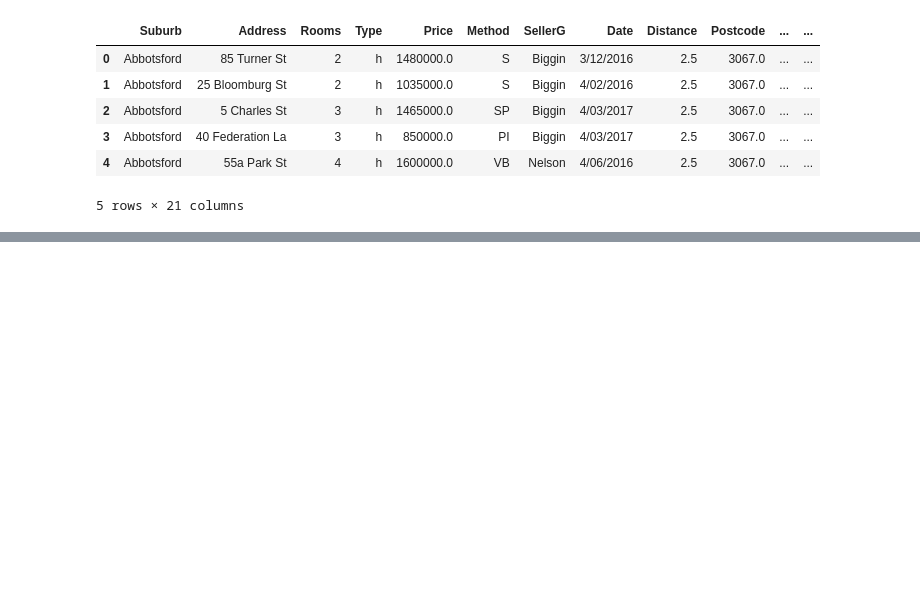
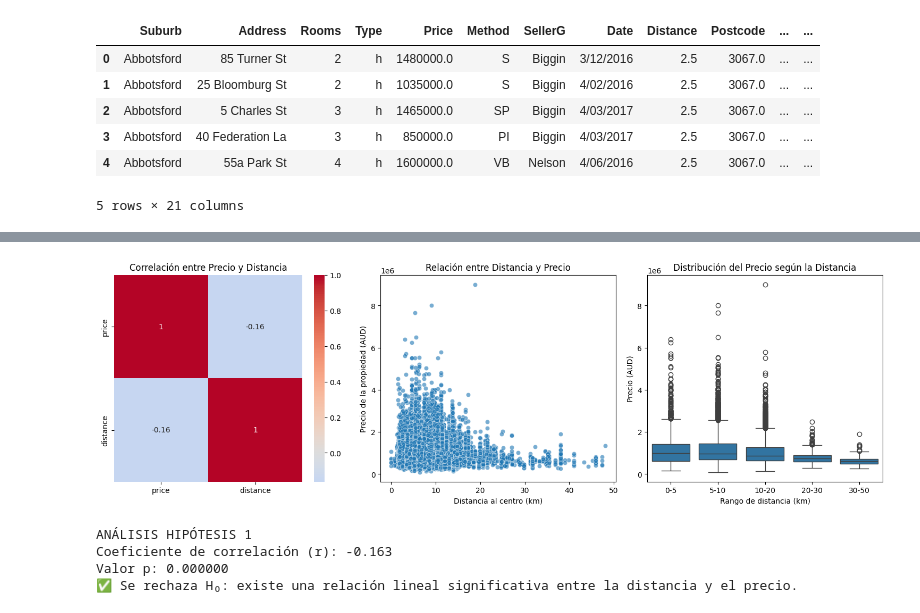
Before and after one commit to Cristian-Larzabal/Data_science, a Jupyter notebook: EntregaFinal/ProyectoParteIII+Larzabal.ipynb, the cells around one changed output, grey strips where cells are left out. Drawn from its saved outputs; the diff is of its cells as text; code cells hidden in the pictures; blank space fills up the shorter version.

```diff
--- a/EntregaFinal/ProyectoParteIII+Larzabal.ipynb
+++ b/EntregaFinal/ProyectoParteIII+Larzabal.ipynb
@@ -255,0 +295,2 @@ df.head()
+# %%
+df.columns = df.columns.str.strip().str.lower().str.replace(" ", "_").str.replace("(", "").str.replace(")", "")
@@ -255,0 +636,51 @@ df.head()
+# %%
+# Columnas relevantes para el análisis
+columns_corr = ['price', 'distance']
+
+# --- Análisis de correlación y visualización ---
+
+plt.figure(figsize=(15, 5))
+
+# Gráfico 1: Mapa de correlaciones
+plt.subplot(1, 3, 1)
+correlation_matrix = df[columns_corr].corr()
+sns.heatmap(correlation_matrix, annot=True, cmap='coolwarm', center=0)
+plt.title('Correlación entre Precio y Distancia')
+
+# Gráfico 2: Dispersión Price vs Distance
+plt.subplot(1, 3, 2)
+sns.scatterplot(data=df, x='distance', y='price', alpha=0.6)
+plt.title('Relación entre Distancia y Precio')
+plt.xlabel('Distancia al centro (km)')
+plt.ylabel('Precio de la propiedad (AUD)')
+
+# Gráfico 3: Boxplot para observar la dispersión del precio por zonas de distancia
+plt.subplot(1, 3, 3)
+df['distance_group'] = pd.cut(df['distance'], bins=[0,5,10,20,30,50], labels=['0-5','5-10','10-20','20-30','30-50'])
+sns.boxplot(data=df, x='distance_group', y='price')
+plt.title('Distribución del Precio según la Distancia')
+plt.xlabel('Rango de distancia (km)')
+plt.ylabel('Precio (AUD)')
+plt.tight_layout()
+plt.show()
+
+# --- Análisis estadístico de correlación ---
+
+from scipy.stats import pearsonr
+
+corr_val, p_val = pearsonr(df['distance'].dropna(), df['price'].dropna())
+
+print("ANÁLISIS HIPÓTESIS 1")
+print(f"Coeficiente de correlación (r): {corr_val:.3f}")
+print(f"Valor p: {p_val:.6f}")
+
+if p_val < 0.05:
+    print("✅ Se rechaza H₀: existe una relación lineal significativa entre la distancia y el precio.")
+else:
+    print("❌ No se rechaza H₀: no hay evidencia suficiente de relación significativa.")
+# %% [output]
+[figure, added]
+ANÁLISIS HIPÓTESIS 1
+Coeficiente de correlación (r): -0.163
+Valor p: 0.000000
+✅ Se rechaza H₀: existe una relación lineal significativa entre la distancia y el precio.
```
Also changed, not shown: parts of 20 cells of this notebook.
